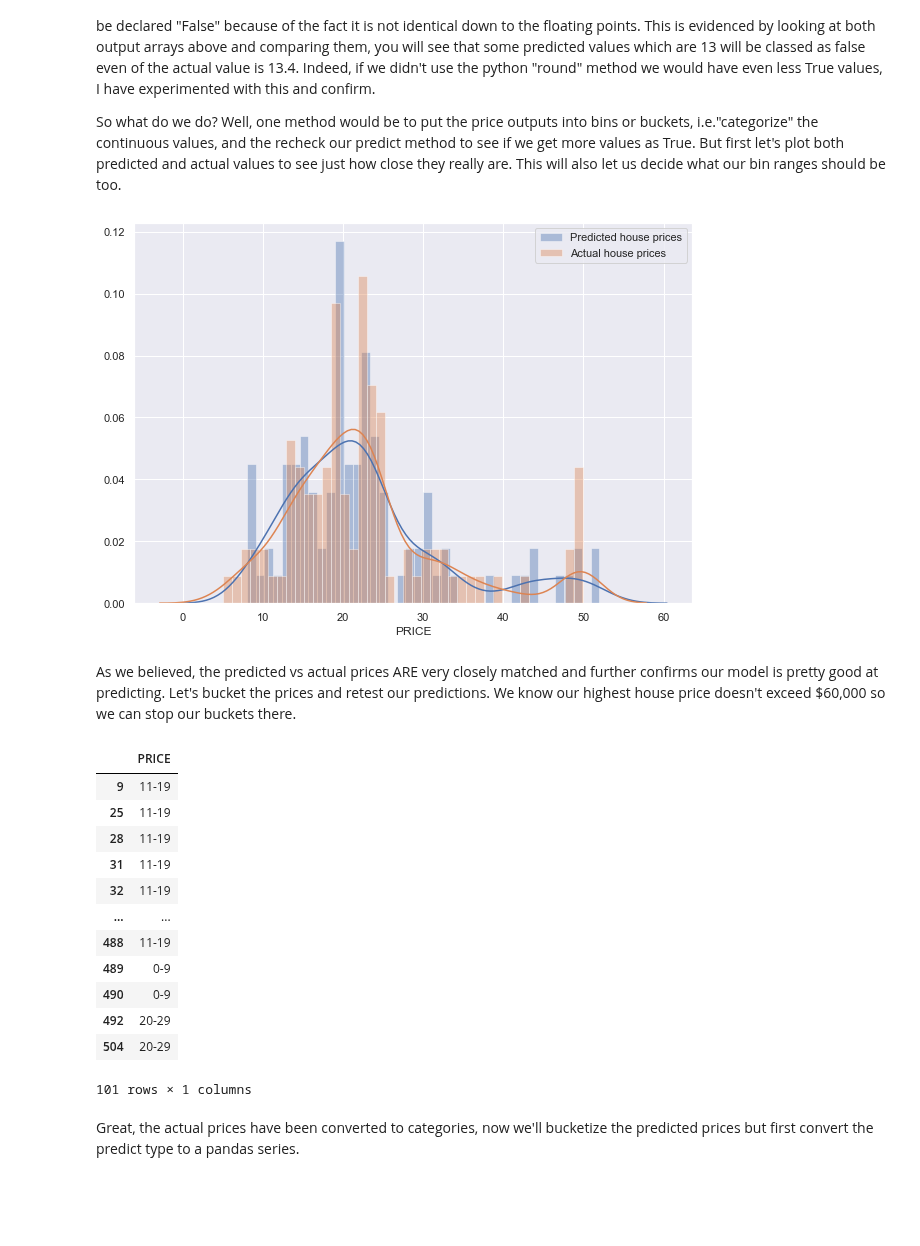
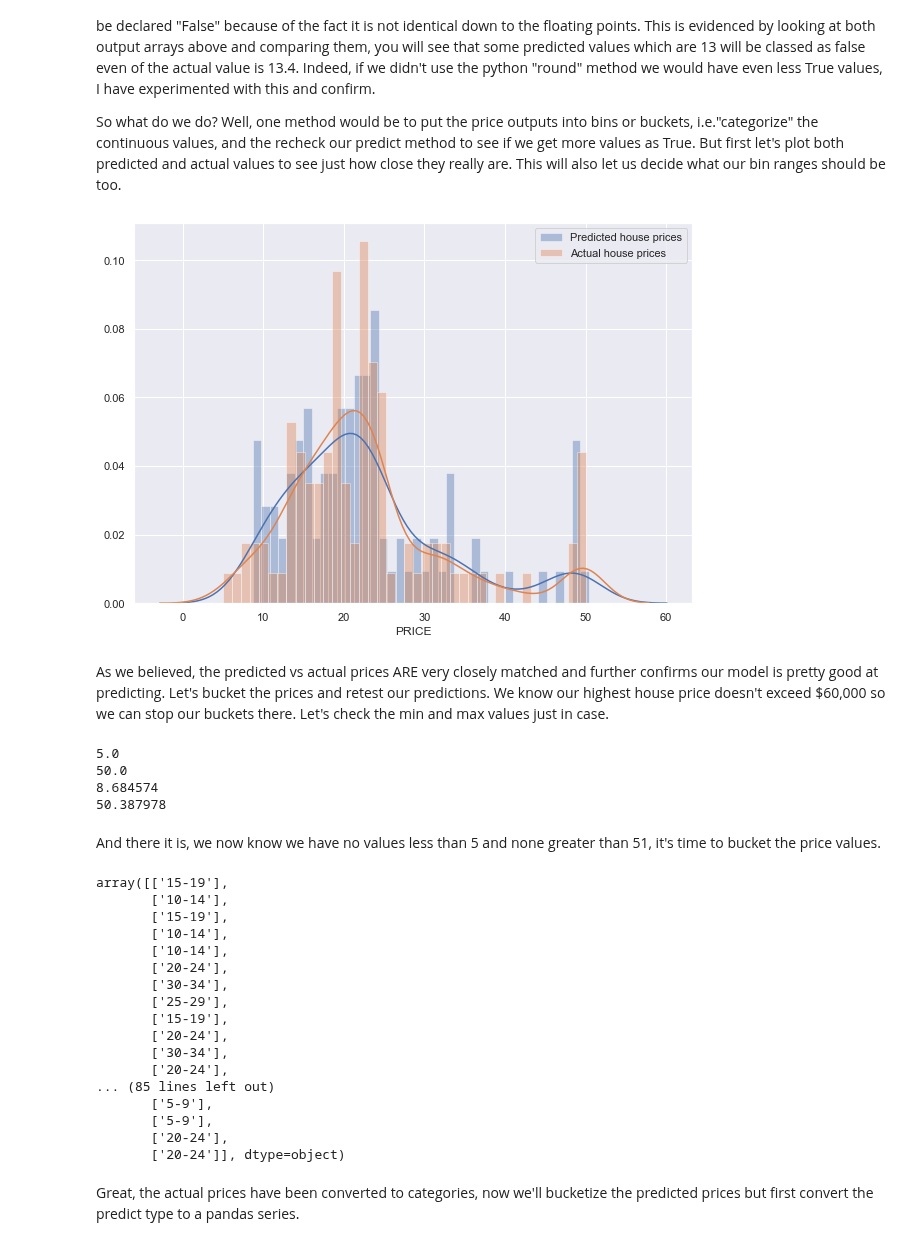
Before and after one commit to Datagatherer2357/Machine-Learning-and-Statistics-2019-Assessment, a Jupyter notebook: Machine-Learning-and-Statistics-2019-Assessment.ipynb, the cells around one changed output. Saved outputs shown, nothing was run; the diff lists cells and outputs as text; code cells hidden in the pictures; blank space fills up the shorter version.

Commit message:
finished bucketizer and transform, made new True/False predictions

```diff
--- a/Machine-Learning-and-Statistics-2019-Assessment.ipynb
+++ b/Machine-Learning-and-Statistics-2019-Assessment.ipynb
@@ -1478,40 +1482,56 @@ So what do we do? Well, one method would be to put the price outputs into bins o
 # %%
 # Predicted vs Actual house prices (differenciated by colour):
 
 sns.set(rc={'figure.figsize':(10,7)})
-sns.distplot(predict, bins=40, label='Predicted house prices')
+sns.distplot(test_predictions, bins=40, label='Predicted house prices')
 sns.distplot(test_labels, bins=40, label='Actual house prices')
 plt.legend()
 plt.show()
 # %% [output]
-[figure, old version]
+[figure, new version]
 # %% [markdown]
-As we believed, the predicted vs actual prices ARE very closely matched and further confirms our model is pretty good at predicting. Let's bucket the prices and retest our predictions. We know our highest house price doesn't exceed $60,000 so we can stop our buckets there.
+As we believed, the predicted vs actual prices ARE very closely matched and further confirms our model is pretty good at predicting. Let's bucket the prices and retest our predictions. We know our highest house price doesn't exceed $60,000 so we can stop our buckets there. Let's check the min and max values just in case.
+# %%
+print(test_labels.min())
+print(test_labels.max())
+print(test_predictions.min())
+print(test_predictions.max())
+# %% [output]
+5.0
+50.0
+8.684574
+50.387978
+# %% [markdown]
+And there it is, we now know we have no values less than 5 and none greater than 51, it's time to bucket the price values.
 # %%
 # https://dfrieds.com/data-analysis/bin-values-python-pandas
 # Let's bucketize our test_labels first i.e. the actual house prices:
 
-#set up bins
-bins = [0,10,20,30,40,50,60]
+# Set up 12 bins
+bins = [0,5,10,15,20,25,30,35,40,45,50,55]
 # Use pd.cut function can attribute the values into its specific bins
 
-bucketize = pd.cut(test_labels,bins,labels=['0-9','11-19','20-29','30-39','40-49','50-60'])
+bucketize = pd.cut(test_labels,bins,labels=['0-4','5-9','10-14','15-19','20-24','25-29','30-34','35-39','40-44','45-50','51-55'])
 df_test_labels = pd.DataFrame(bucketize)
-df_test_labels
+df_test_labels.as_matrix()
 # %% [output]
-|  | PRICE |
-| 9 | 11-19 |
-| 25 | 11-19 |
-| 28 | 11-19 |
-| 31 | 11-19 |
-| 32 | 11-19 |
-| ... | ... |
-| 488 | 11-19 |
-| 489 | 0-9 |
-| 490 | 0-9 |
-| 492 | 20-29 |
-| 504 | 20-29 |
-101 rows × 1 columns
+array([['15-19'],
+       ['10-14'],
+       ['15-19'],
+       ['10-14'],
+       ['10-14'],
+       ['20-24'],
+       ['30-34'],
+       ['25-29'],
+       ['15-19'],
+       ['20-24'],
+       ['30-34'],
+       ['20-24'],
+... (85 lines left out)
+       ['5-9'],
+       ['5-9'],
+       ['20-24'],
+       ['20-24']], dtype=object)
 # %% [markdown]
 Great, the actual prices have been converted to categories, now we'll bucketize the predicted prices but first convert the predict type to a pandas series.
 # %%
```
Also changed, not shown: parts of 20 cells of this notebook, 2 other files.
